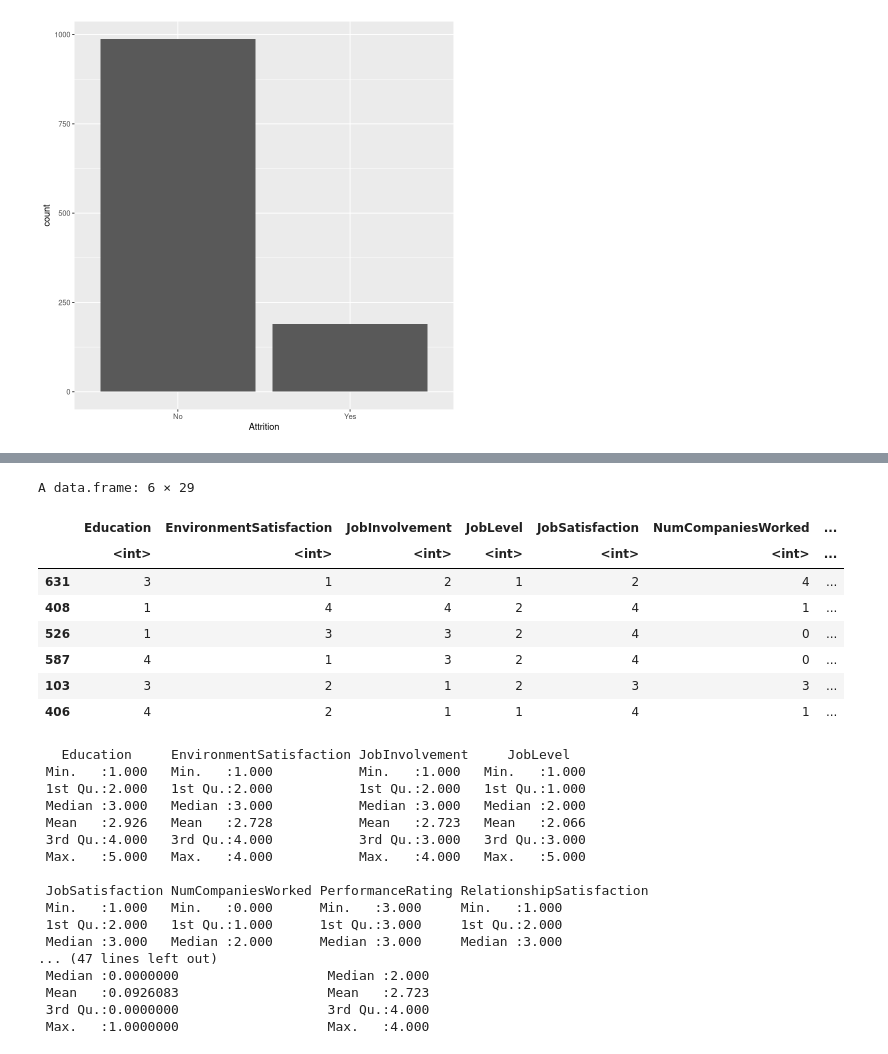
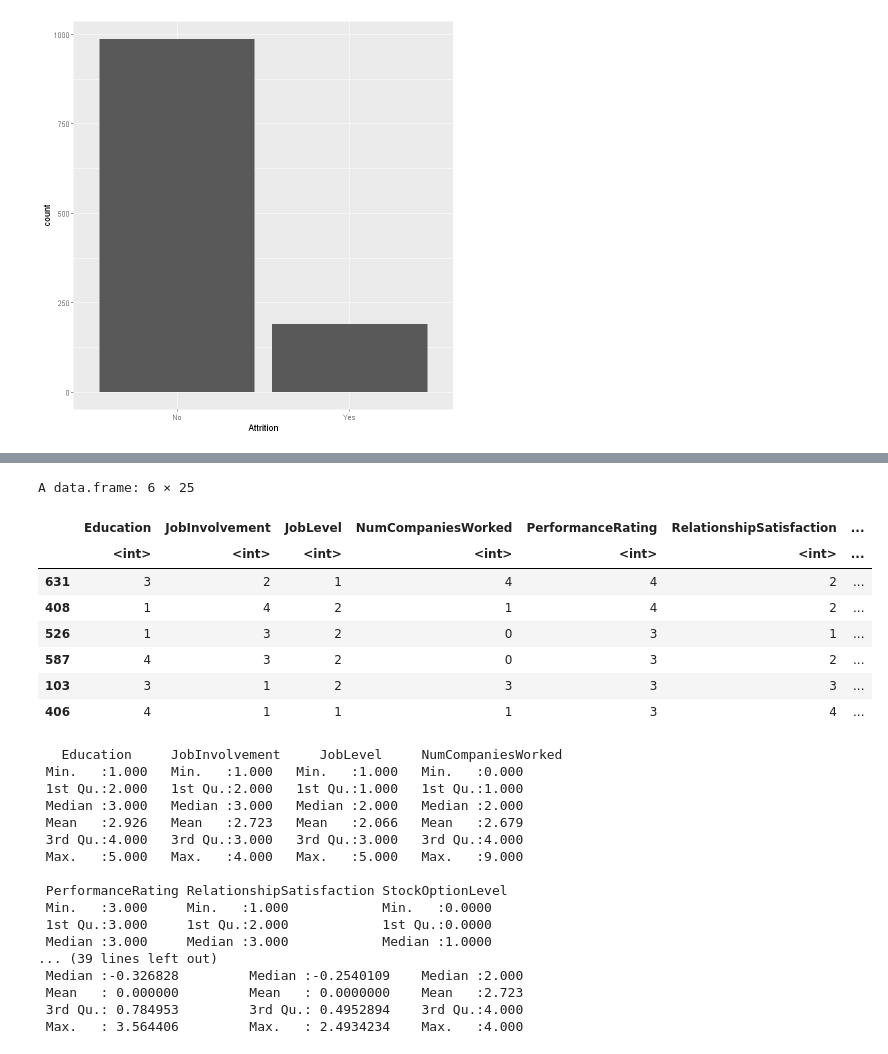
Before and after one commit to cchuang1024/nccu-data-mining, a Jupyter notebook: HW2_R.ipynb, the cells around one changed output, grey strips where cells are left out. Cells and saved outputs as stored; diff of their text form; code cells hidden in the pictures.

```diff
--- a/HW2_R.ipynb
+++ b/HW2_R.ipynb
@@ -351,65 +356,73 @@ evaluate_model <- function(df, pred){
 }
 # %%
 wrangling_process <- function(df){
+  df <- set_col_to_category(df, 'Attrition', 'Target', attrition_mapper)
+
   df <- set_col_to_category(df, 'Gender', 'Gender_1', gender_mapper)
-  df <- set_col_to_category(df, 'Age', 'Age_1', age_mapper)
   df <- set_col_to_category(df, 'BusinessTravel', 'BusinessTravel_1', travel_mapper)
   df <- set_col_to_category(df, 'Department', 'Department_1', department_mapper)
   df <- set_col_to_category(df, 'EducationField', 'EducationField_1', field_mapper)
   df <- set_col_to_numerical_factor(df, 'JobRole', 'JobRole_1')
   df <- set_col_to_category(df, 'MaritalStatus', 'MaritalStatus_1', marital_mapper)
-  df <- set_col_to_category(df, 'MaritalStatus', 'Couple', couple_generator)
-  df <- set_col_to_numeric(df, 'Couple')
-  df <- set_col_to_category(df, 'Attrition', 'Target', attrition_mapper)
-  df <- set_col_to_log(df, 'MonthlyIncome', 'MonthlyIncome_1')
+  # df <- set_col_to_category(df, 'MaritalStatus', 'Couple', couple_generator)
+  # df <- set_col_to_numeric(df, 'Couple')
+
+  # df <- set_col_to_category(df, 'Age', 'Age_1', age_mapper)
+  df <- set_col_to_scale(df, 'Age', 'Age_1')
+
+  # df <- set_col_to_log(df, 'MonthlyIncome', 'MonthlyIncome_1')
+  df <- set_col_to_scale(df, 'MonthlyIncome', 'MonthlyIncome_1')
+
   df <- set_col_to_scale(df, 'TotalWorkingYears', 'TotalWorkingYears_1')
   df <- set_col_to_scale(df, 'YearsAtCompany', 'YearsAtCompany_1')
   df <- set_col_to_scale(df, 'YearsInCurrentRole', 'YearsInCurrentRole_1')
   df <- set_col_to_scale(df, 'YearsSinceLastPromotion', 'YearsSinceLastPromotion_1')
   df <- set_col_to_scale(df, 'YearsWithCurrManager', 'YearsWithCurrManager_1')
   df <- set_col_to_scale(df, 'DistanceFromHome', 'DistanceFromHome_1')
 
-  df['HighSatisfy'] <- ifelse((df['EnvironmentSatisfaction']==4) & (df['JobSatisfaction']==4), 1, 0)
-  df['AgvSatisfy'] <- round((df['EnvironmentSatisfaction'] + df['JobSatisfaction']) / 2, digits = 0)
+  # df['HighSatisfy'] <- ifelse((df['EnvironmentSatisfaction']==4) & (df['JobSatisfaction']==4), 1, 0)
+  df['AgvSatisfy'] <- round((df['EnvironmentSatisfaction'] + (df['JobSatisfaction'])) / 2, digits = 0)
 
   df <- remove_cols(df, 'Gender', 'Age', 'BusinessTravel', 'Department',
                     'EducationField', 'JobRole', 'EmployeeNumber', 'MaritalStatus', 'Attrition',
                     'MonthlyIncome', 'EmployeeNumber',
                     'TotalWorkingYears', 'YearsAtCompany', 'YearsInCurrentRole',
-                    'YearsSinceLastPromotion', 'YearsWithCurrManager', 'DistanceFromHome')
+                    'YearsSinceLastPromotion', 'YearsWithCurrManager', 'DistanceFromHome'
+                    , 'EnvironmentSatisfaction', 'JobSatisfaction'
+                   )
 
   return(df)
 }
 
 df.procd <- shuffle_frame(wrangling_process(df.train))
 head(df.procd)
 summary(df.procd)
 # %% [output]
-A data.frame: 6 × 29
+A data.frame: 6 × 25
-|  | Education | EnvironmentSatisfaction | JobInvolvement | JobLevel | JobSatisfaction | NumCompaniesWorked | ... |
+|  | Education | JobInvolvement | JobLevel | NumCompaniesWorked | PerformanceRating | RelationshipSatisfaction | ... |
 |  | <int> | <int> | <int> | <int> | <int> | <int> | ... |
-| 631 | 3 | 1 | 2 | 1 | 2 | 4 | ... |
-| 408 | 1 | 4 | 4 | 2 | 4 | 1 | ... |
-| 526 | 1 | 3 | 3 | 2 | 4 | 0 | ... |
-| 587 | 4 | 1 | 3 | 2 | 4 | 0 | ... |
-| 103 | 3 | 2 | 1 | 2 | 3 | 3 | ... |
-| 406 | 4 | 2 | 1 | 1 | 4 | 1 | ... |
+| 631 | 3 | 2 | 1 | 4 | 4 | 2 | ... |
+| 408 | 1 | 4 | 2 | 1 | 4 | 2 | ... |
+| 526 | 1 | 3 | 2 | 0 | 3 | 1 | ... |
+| 587 | 4 | 3 | 2 | 0 | 3 | 2 | ... |
+| 103 | 3 | 1 | 2 | 3 | 3 | 3 | ... |
+| 406 | 4 | 1 | 1 | 1 | 3 | 4 | ... |
-   Education     EnvironmentSatisfaction JobInvolvement     JobLevel
- Min.   :1.000   Min.   :1.000           Min.   :1.000   Min.   :1.000
- 1st Qu.:2.000   1st Qu.:2.000           1st Qu.:2.000   1st Qu.:1.000
- Median :3.000   Median :3.000           Median :3.000   Median :2.000
- Mean   :2.926   Mean   :2.728           Mean   :2.723   Mean   :2.066
- 3rd Qu.:4.000   3rd Qu.:4.000           3rd Qu.:3.000   3rd Qu.:3.000
- Max.   :5.000   Max.   :4.000           Max.   :4.000   Max.   :5.000
+   Education     JobInvolvement     JobLevel     NumCompaniesWorked
+ Min.   :1.000   Min.   :1.000   Min.   :1.000   Min.   :0.000
+ 1st Qu.:2.000   1st Qu.:2.000   1st Qu.:1.000   1st Qu.:1.000
+ Median :3.000   Median :3.000   Median :2.000   Median :2.000
+ Mean   :2.926   Mean   :2.723   Mean   :2.066   Mean   :2.679
+ 3rd Qu.:4.000   3rd Qu.:3.000   3rd Qu.:3.000   3rd Qu.:4.000
+ Max.   :5.000   Max.   :4.000   Max.   :5.000   Max.   :9.000
 
- JobSatisfaction NumCompaniesWorked PerformanceRating RelationshipSatisfaction
- Min.   :1.000   Min.   :0.000      Min.   :3.000     Min.   :1.000
- 1st Qu.:2.000   1st Qu.:1.000      1st Qu.:3.000     1st Qu.:2.000
- Median :3.000   Median :2.000      Median :3.000     Median :3.000
-... (47 lines left out)
- Median :0.0000000                   Median :2.000
- Mean   :0.0926083                   Mean   :2.723
- 3rd Qu.:0.0000000                   3rd Qu.:4.000
- Max.   :1.0000000                   Max.   :4.000
+ PerformanceRating RelationshipSatisfaction StockOptionLevel
+ Min.   :3.000     Min.   :1.000            Min.   :0.0000
+ 1st Qu.:3.000     1st Qu.:2.000            1st Qu.:0.0000
+ Median :3.000     Median :3.000            Median :1.0000
+... (39 lines left out)
+ Median :-0.326828         Median :-0.2540109    Median :2.000
+ Mean   : 0.000000         Mean   : 0.0000000    Mean   :2.723
+ 3rd Qu.: 0.784953         3rd Qu.: 0.4952894    3rd Qu.:4.000
+ Max.   : 3.564406         Max.   : 2.4934234    Max.   :4.000
 # %%
 fold <- 3
```
Also changed, not shown: parts of 9 cells of this notebook.
